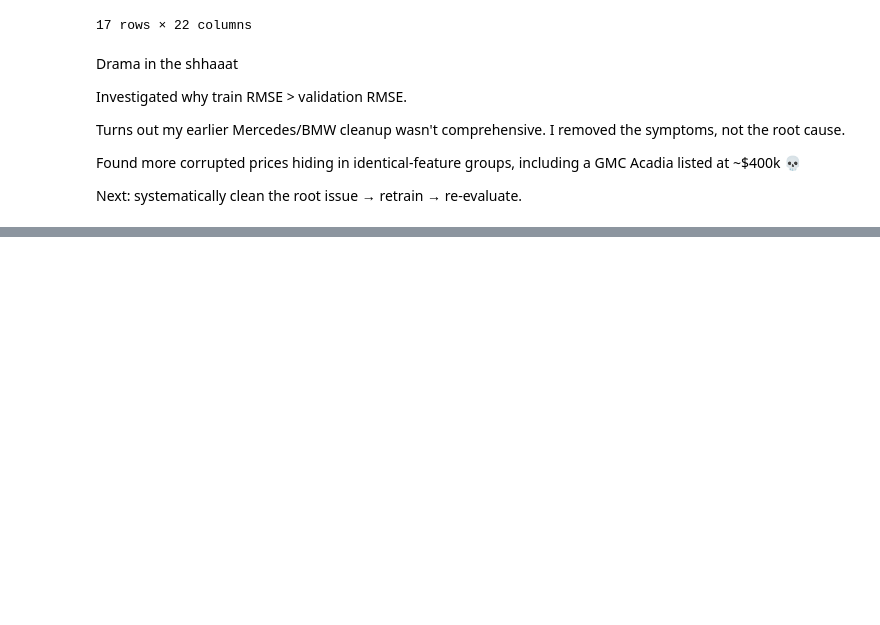
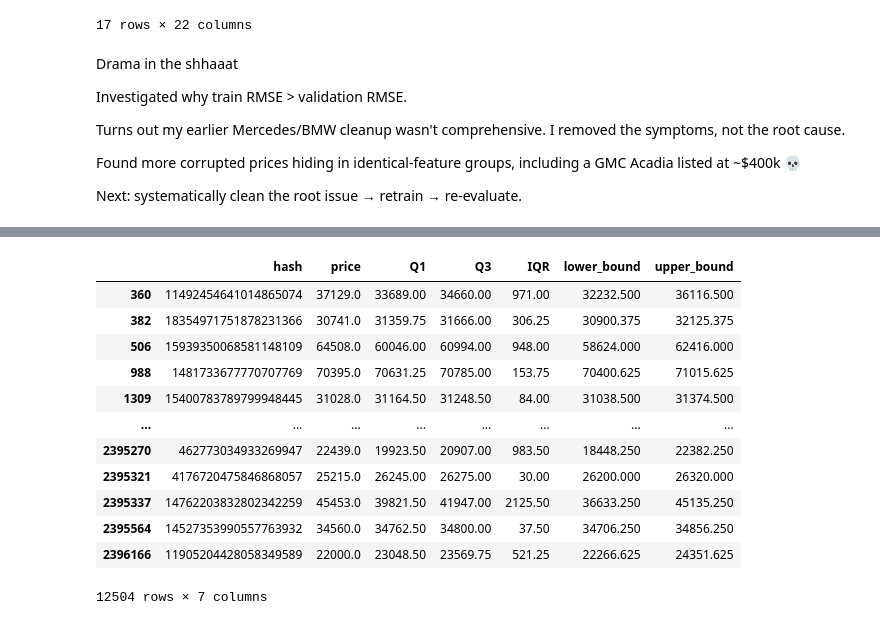
Before and after one commit to CaseyKiiza2026/vehicle-valuation-platform, a Jupyter notebook: notebooks/other_model.ipynb, the cells around one changed output, grey strips where cells are left out. Drawn from its saved outputs; the diff is of its cells as text; code cells hidden in the pictures; blank space fills up the shorter version.

```diff
--- a/notebooks/other_model.ipynb
+++ b/notebooks/other_model.ipynb
@@ -291,0 +311,2 @@ price_stats["IQR"] = price_stats["Q3"] - price_stats["Q1"]
+# %%
+price_stats = price_stats.reset_index()
@@ -291,0 +322,29 @@ price_stats["IQR"] = price_stats["Q3"] - price_stats["Q1"]
+# %%
+prices_with_bounds = all_prices.merge(
+    price_stats,
+    on="hash",
+    how="left"
+)
+# %%
+outlier_mask = (
+    (prices_with_bounds["price"] < prices_with_bounds["lower_bound"]) |
+    (prices_with_bounds["price"] > prices_with_bounds["upper_bound"])
+)
+# %%
+price_outliers = prices_with_bounds.loc[outlier_mask]
+# %%
+price_outliers
+# %% [output]
+|  | hash | price | Q1 | Q3 | IQR | lower_bound | upper_bound |
+| 360 | 11492454641014865074 | 37129.0 | 33689.00 | 34660.00 | 971.00 | 32232.500 | 36116.500 |
+| 382 | 18354971751878231366 | 30741.0 | 31359.75 | 31666.00 | 306.25 | 30900.375 | 32125.375 |
+| 506 | 15939350068581148109 | 64508.0 | 60046.00 | 60994.00 | 948.00 | 58624.000 | 62416.000 |
+| 988 | 1481733677770707769 | 70395.0 | 70631.25 | 70785.00 | 153.75 | 70400.625 | 71015.625 |
+| 1309 | 15400783789799948445 | 31028.0 | 31164.50 | 31248.50 | 84.00 | 31038.500 | 31374.500 |
+| ... | ... | ... | ... | ... | ... | ... | ... |
+| 2395270 | 462773034933269947 | 22439.0 | 19923.50 | 20907.00 | 983.50 | 18448.250 | 22382.250 |
+| 2395321 | 4176720475846868057 | 25215.0 | 26245.00 | 26275.00 | 30.00 | 26200.000 | 26320.000 |
+| 2395337 | 14762203832802342259 | 45453.0 | 39821.50 | 41947.00 | 2125.50 | 36633.250 | 45135.250 |
+| 2395564 | 14527353990557763932 | 34560.0 | 34762.50 | 34800.00 | 37.50 | 34706.250 | 34856.250 |
+| 2396166 | 11905204428058349589 | 22000.0 | 23048.50 | 23569.75 | 521.25 | 22266.625 | 24351.625 |
+12504 rows × 7 columns
```
Also changed, not shown: parts of 11 cells of this notebook.
